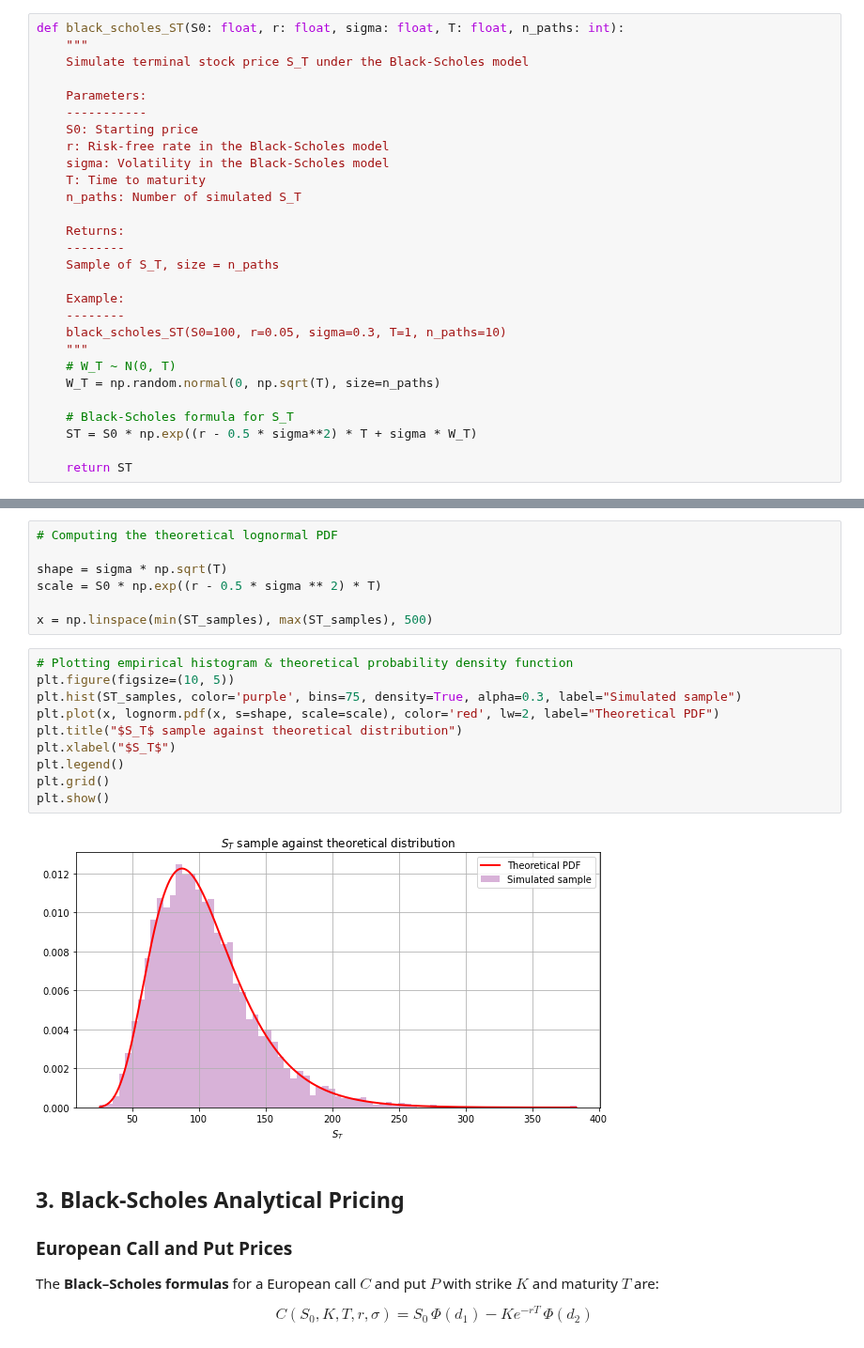
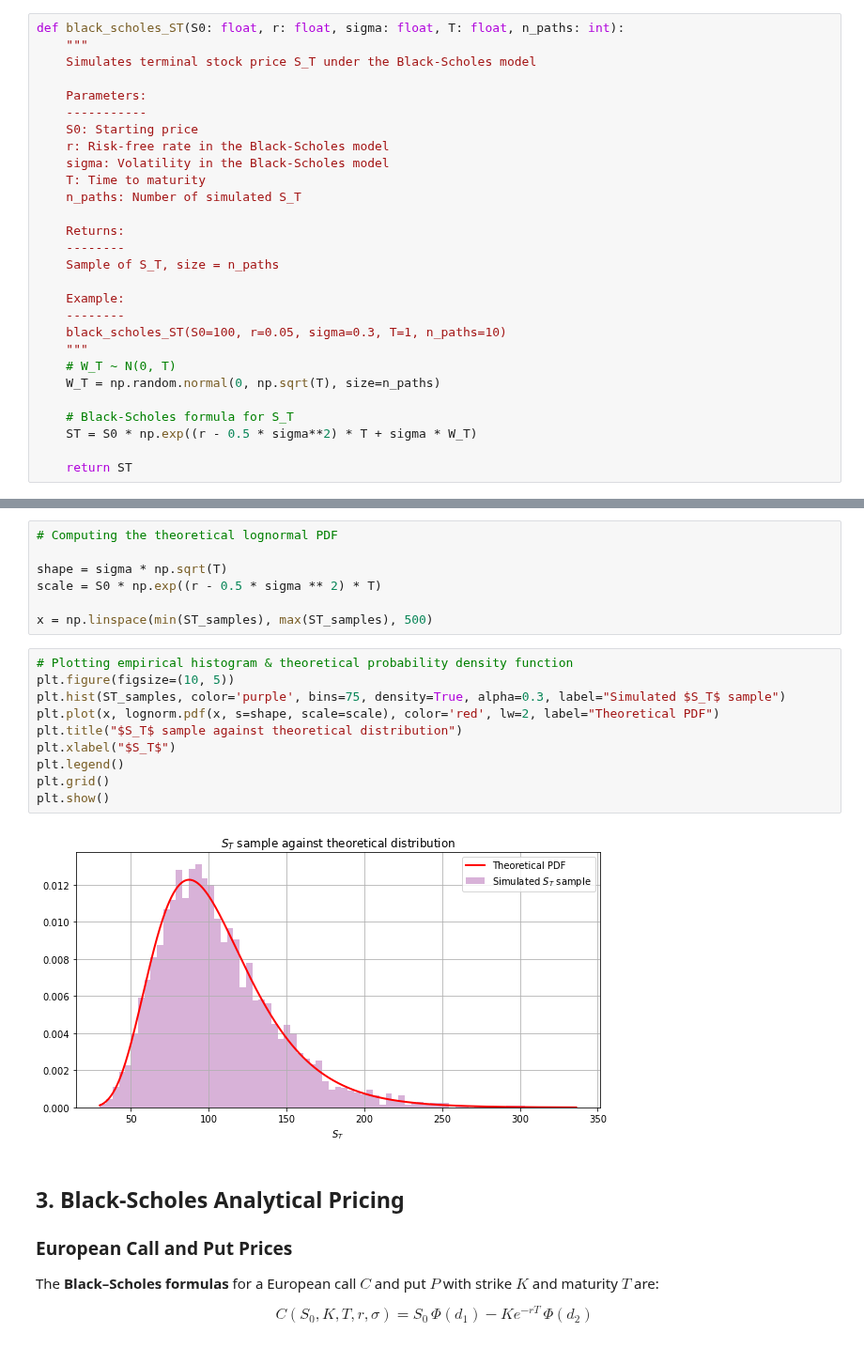
Before and after one commit to SK8gh/EFREI, a Jupyter notebook: Pricing in practice (Correction).ipynb, the cells around one changed output, grey strips where cells are left out. Shown at 94% size. Cells and saved outputs as stored; diff of their text form.

```diff
--- a/Pricing in practice (Correction).ipynb
+++ b/Pricing in practice (Correction).ipynb
@@ -132,7 +124,7 @@ $$
 # %%
 def black_scholes_ST(S0: float, r: float, sigma: float, T: float, n_paths: int):
     """
-    Simulate terminal stock price S_T under the Black-Scholes model
+    Simulates terminal stock price S_T under the Black-Scholes model
 
     Parameters:
     -----------
@@ -189,15 +181,15 @@ x = np.linspace(min(ST_samples), max(ST_samples), 500)
 # %%
 # Plotting empirical histogram & theoretical probability density function
 plt.figure(figsize=(10, 5))
-plt.hist(ST_samples, color='purple', bins=75, density=True, alpha=0.3, label="Simulated sample")
+plt.hist(ST_samples, color='purple', bins=75, density=True, alpha=0.3, label="Simulated $S_T$ sample")
 plt.plot(x, lognorm.pdf(x, s=shape, scale=scale), color='red', lw=2, label="Theoretical PDF")
 plt.title("$S_T$ sample against theoretical distribution")
 plt.xlabel("$S_T$")
 plt.legend()
 plt.grid()
 plt.show()
 # %% [output]
-[figure, old version]
+[figure, new version]
 # %% [markdown]
 ## 3. Black-Scholes Analytical Pricing
 
```
Also changed, not shown: parts of 13 cells of this notebook, 1 other file.
